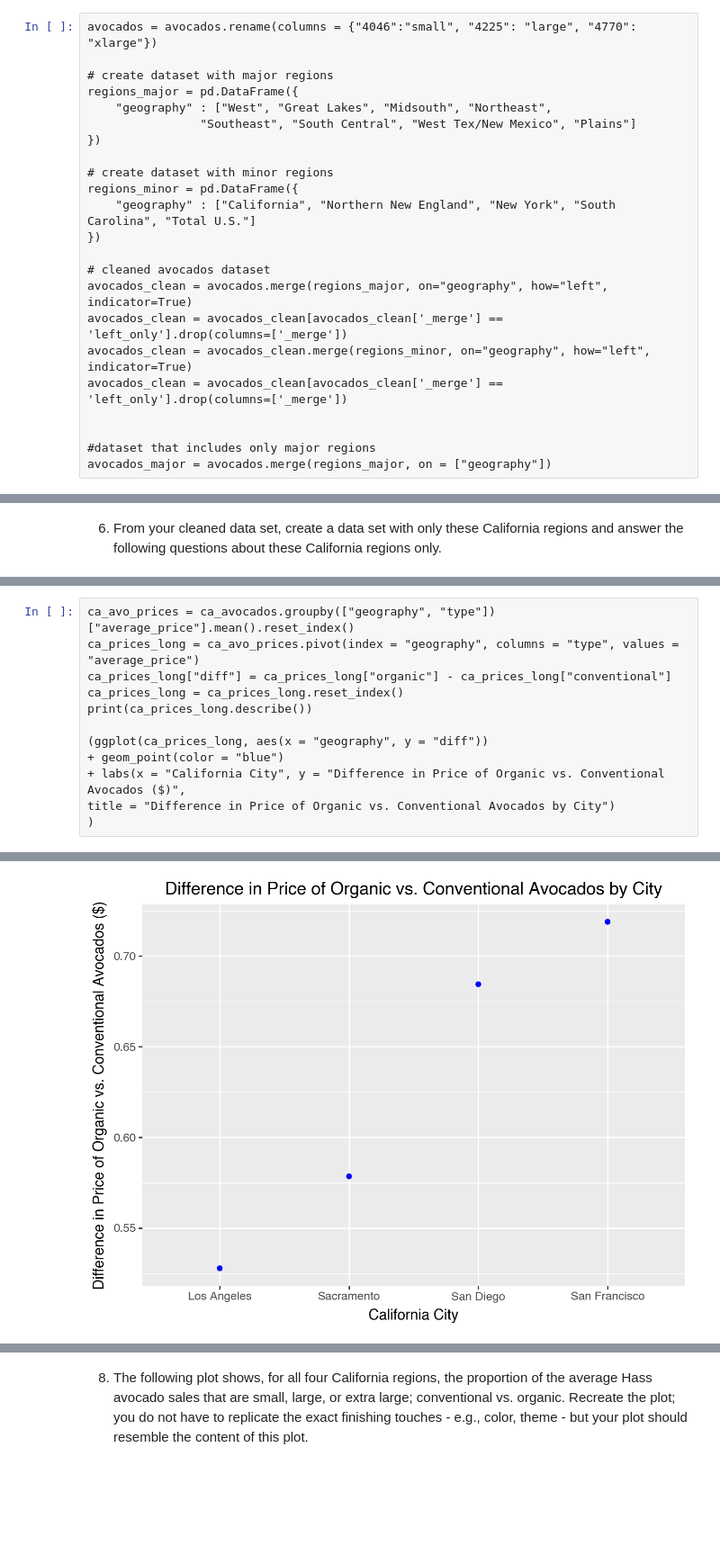
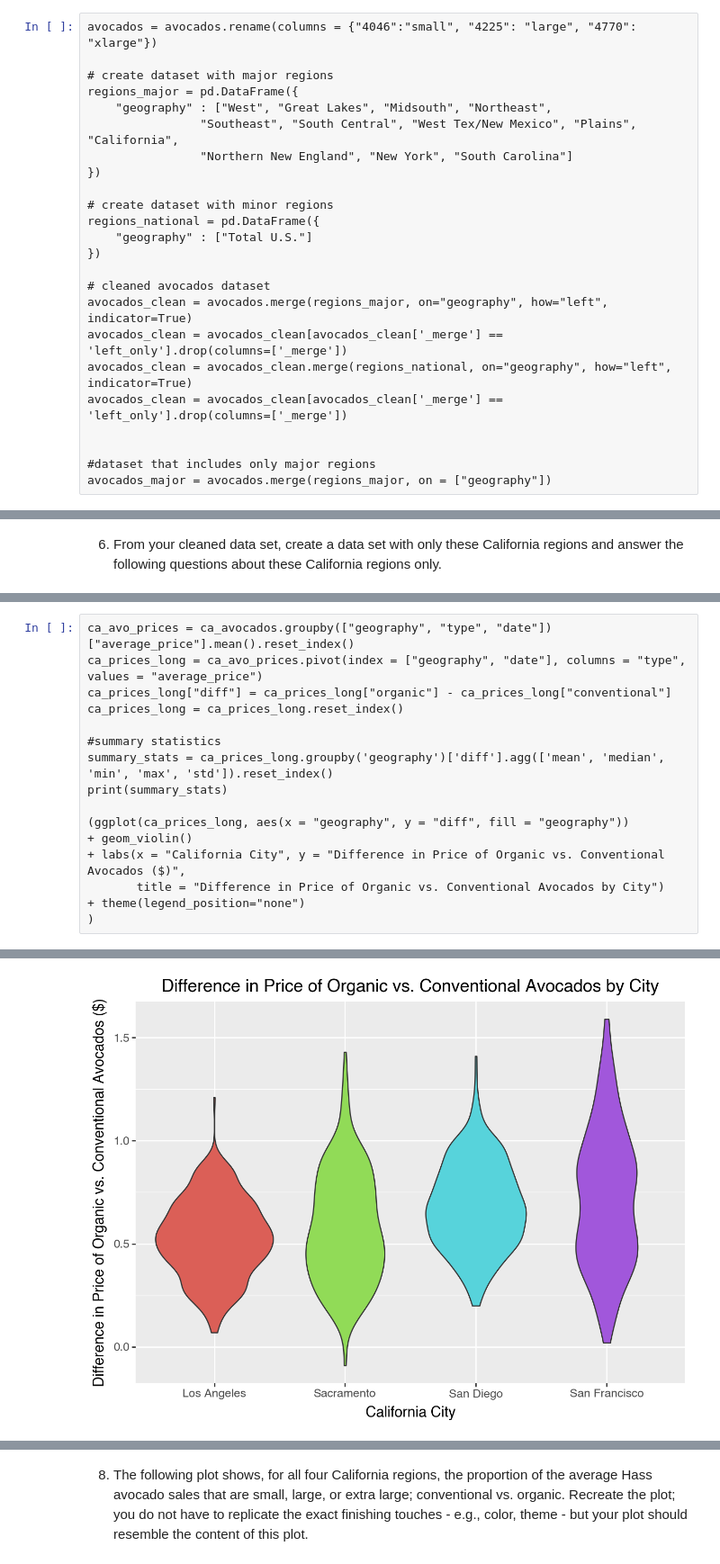
Before and after one commit to chloefeehan/GSB544, a Jupyter notebook: Labs/Lab2/Lab2.ipynb, the cells around one changed output, grey strips where cells are left out. Shown at 90% size. Drawn from its saved outputs; the diff is of its cells as text; blank space fills up the shorter version.

Commit message:
reorganizing clean data

```diff
--- a/Labs/Lab2/Lab2.ipynb
+++ b/Labs/Lab2/Lab2.ipynb
@@ -30,18 +28,19 @@ avocados = avocados.rename(columns = {"4046":"small", "4225": "large", "4770": "
 # create dataset with major regions
 regions_major = pd.DataFrame({
     "geography" : ["West", "Great Lakes", "Midsouth", "Northeast",
-                "Southeast", "South Central", "West Tex/New Mexico", "Plains"]
+                "Southeast", "South Central", "West Tex/New Mexico", "Plains", "California",
+                "Northern New England", "New York", "South Carolina"]
 })
 
 # create dataset with minor regions
-regions_minor = pd.DataFrame({
-    "geography" : ["California", "Northern New England", "New York", "South Carolina", "Total U.S."]
+regions_national = pd.DataFrame({
+    "geography" : ["Total U.S."]
 })
 
 # cleaned avocados dataset
 avocados_clean = avocados.merge(regions_major, on="geography", how="left", indicator=True)
 avocados_clean = avocados_clean[avocados_clean['_merge'] == 'left_only'].drop(columns=['_merge'])
-avocados_clean = avocados_clean.merge(regions_minor, on="geography", how="left", indicator=True)
+avocados_clean = avocados_clean.merge(regions_national, on="geography", how="left", indicator=True)
 avocados_clean = avocados_clean[avocados_clean['_merge'] == 'left_only'].drop(columns=['_merge'])
 
 
@@ -118,13 +113,17 @@ ca_avocados = avocados_clean.merge(ca_cities, on = "geography")
 # %%
-ca_avo_prices = ca_avocados.groupby(["geography", "type"])["average_price"].mean().reset_index()
-ca_prices_long = ca_avo_prices.pivot(index = "geography", columns = "type", values = "average_price")
+ca_avo_prices = ca_avocados.groupby(["geography", "type", "date"])["average_price"].mean().reset_index()
+ca_prices_long = ca_avo_prices.pivot(index = ["geography", "date"], columns = "type", values = "average_price")
 ca_prices_long["diff"] = ca_prices_long["organic"] - ca_prices_long["conventional"]
 ca_prices_long = ca_prices_long.reset_index()
-print(ca_prices_long.describe())
 
-(ggplot(ca_prices_long, aes(x = "geography", y = "diff"))
-+ geom_point(color = "blue")
+#summary statistics
+summary_stats = ca_prices_long.groupby('geography')['diff'].agg(['mean', 'median', 'min', 'max', 'std']).reset_index()
+print(summary_stats)
+
+(ggplot(ca_prices_long, aes(x = "geography", y = "diff", fill = "geography"))
++ geom_violin()
 + labs(x = "California City", y = "Difference in Price of Organic vs. Conventional Avocados ($)",
-title = "Difference in Price of Organic vs. Conventional Avocados by City")
+       title = "Difference in Price of Organic vs. Conventional Avocados by City")
++ theme(legend_position="none")
 )
 # %% [output]
@@ -149 +140 @@ max            1.40     2.12  0.72
-[figure, old version]
+[figure, new version]
```
Also changed, not shown: parts of 16 cells of this notebook, 1 other file.
